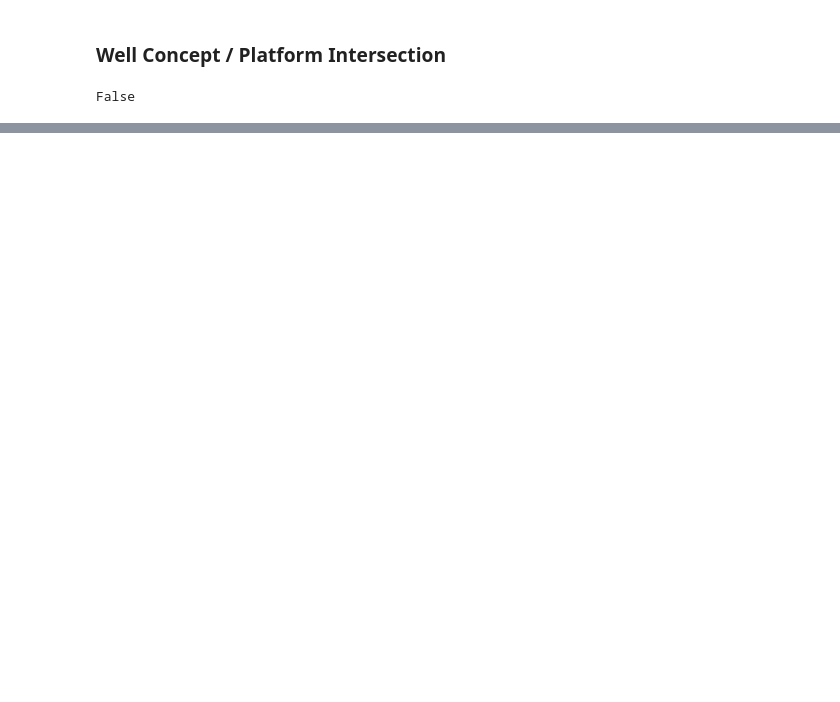
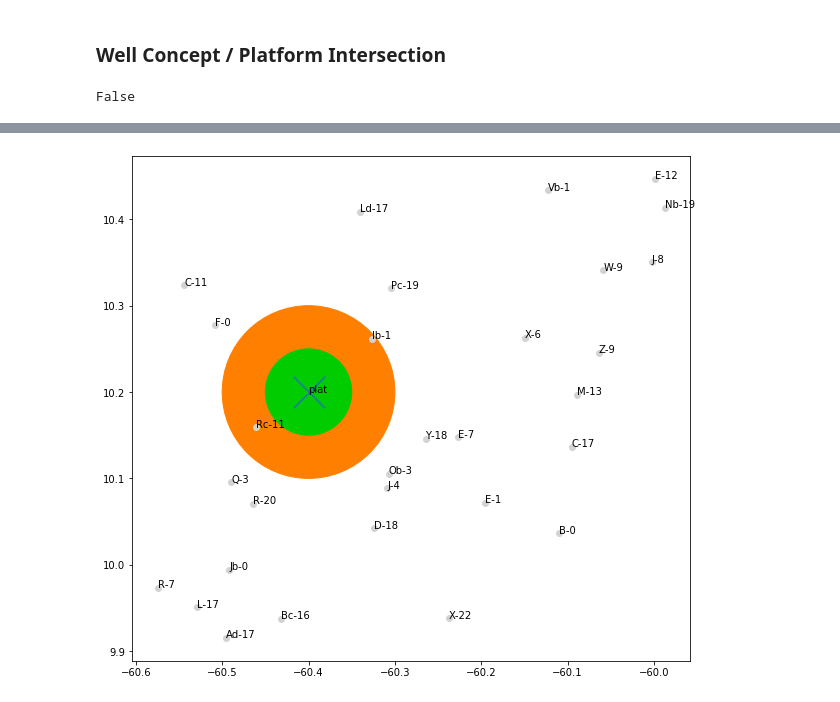
Before and after one commit to pri-bala/GeospatialPoC, a Jupyter notebook: v1-PlatformPositioning.ipynb, the cells around one changed output, grey strips where cells are left out. Drawn from its saved outputs; the diff is of its cells as text; code cells hidden in the pictures; blank space fills up the shorter version.

Commit message:
shapely plot but platform radius issue

```diff
--- a/v1-PlatformPositioning.ipynb
+++ b/v1-PlatformPositioning.ipynb
@@ -71,0 +138,3 @@ def RankToColors(WC_rank):
+# %%
+for i in range(len(WC_points)):
+    print(distance.distance([WC_points[i].x, WC_points[i].y], [-60.2,10]))
@@ -72,42 +162,42 @@ def RankToColors(WC_rank):
+# %%
+WC_points = [Point(p[0], p[1]) for p in WC_points]
+WC_points = gpd.GeoSeries(WC_points)
 # %%
-def plot_WC_Platform(WC_XY,WC_name, WC_res: np.array, plat_x, plat_y, plat_name, innerradius, outerradius, figsize):
+def plot_WC_Platform(WC_Point : Point,WC_name, WC_res: np.array, plat_x, plat_y, plat_name, innerradius, outerradius, figsize):
 
     '''
     Plots Well Concepts and Platforms in Euclidean geometry
     '''
 
 
     #Unpack XY coordinates
-    WC_x = [XY[0]for XY in WC_points]
-    WC_y = [XY[1]for XY in WC_points]
-
+#    WC_x = [XY[0]for XY in WC_points]
+#    WC_y = [XY[1]for XY in WC_points]
 
     fig, ax = plt.subplots(figsize=figsize)
+
+    ax.scatter(plat_x, plat_y, marker = 'x', s=1000, zorder=2 )
+
 
 
     platform_radius = plt.Circle((plat_x, plat_y), radius = outerradius,fill=True,color='#FF8000', zorder=0 )
     ax.add_artist(platform_radius)
 
     platform_radius = plt.Circle((plat_x, plat_y), radius = innerradius,fill=True,color='#00CC00', zorder=1 )
     ax.add_artist(platform_radius)
 
-    ax.scatter(plat_x, plat_y, marker = 'x', s=1000, zorder=2 )
+    #Well concept labels
+    for i, x in enumerate(WC_name):
+        ax.annotate(WC_name[i], ([WC_Point[i].x, WC_Point[i].y]), zorder=2)
+
+    ax.annotate(plat_name, (plat_x, plat_y))
+    WC_Point.plot(ax=ax, color="#D3D3D3", label=WC_res)
 
 
-    #Optional - no color desired as it was not clear
-    #scatter = ax.scatter(WC_x, WC_y, c = WC_res, cmap="winter", s=100, label=WC_res, zorder=2)
 
-    scatter = ax.scatter(WC_x, WC_y, c="#D3D3D3", s=100, label=WC_res, zorder=2)
-
-
-    fig.colorbar(scatter, ax=ax)
-
-    #Well concept labels
-    for i, x in enumerate(WC_x):
-        ax.annotate(WC_name[i], ([WC_x[i], WC_y[i]]), zorder=2)
-
-    ax.annotate(plat_name, (plat_x, plat_y))
-    plt.show()
+plot_WC_Platform(WC_points, WC_name, WC_resource, -60.4,10.2,"plat",0.05,0.1,(10,10))
+# %% [output]
+[figure, added]
 # %%
 def CreamMe(plat_x, plat_y, innerradius, outerradius, figsize):
 
```
Also changed, not shown: parts of 12 cells of this notebook.
